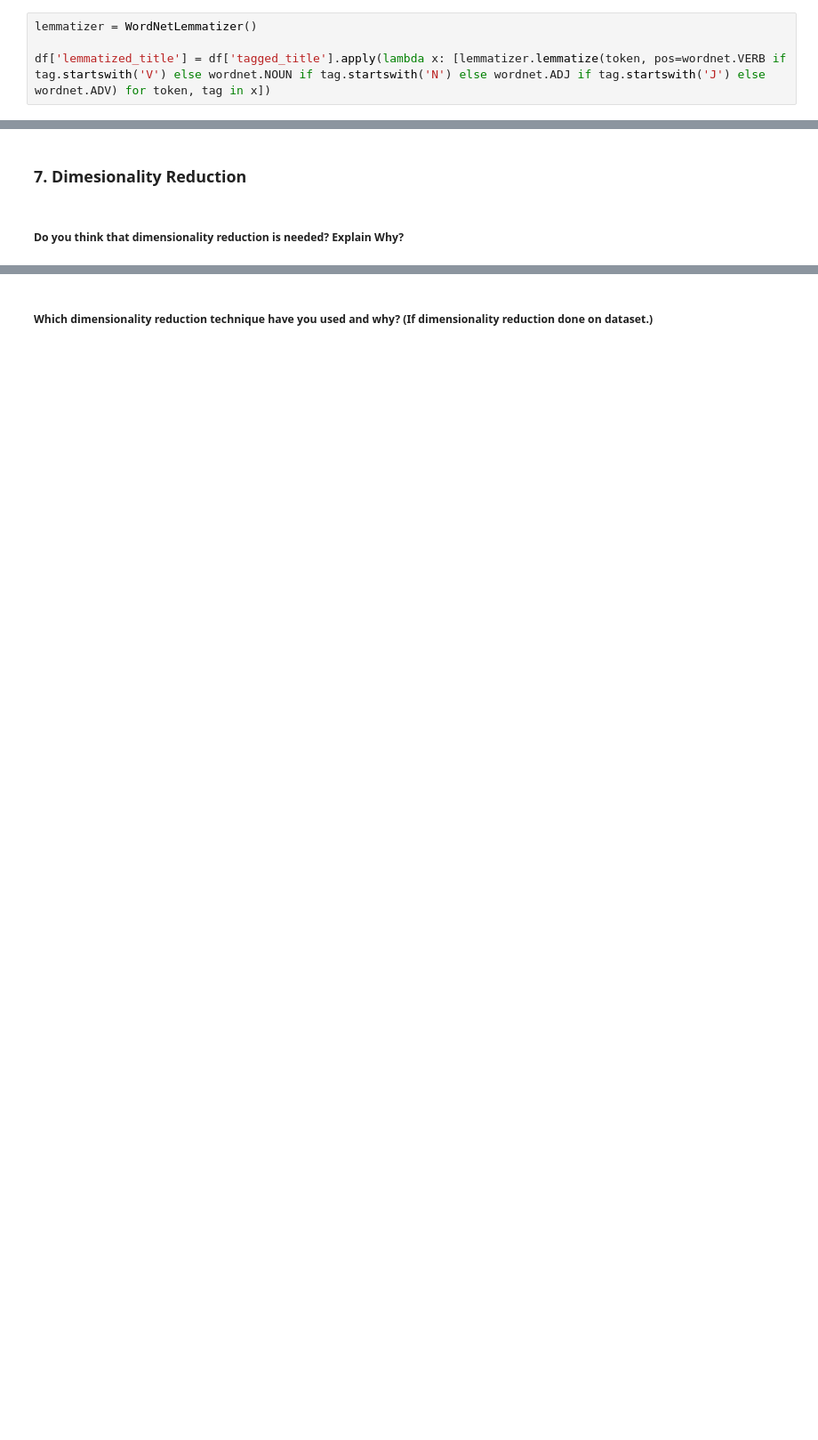
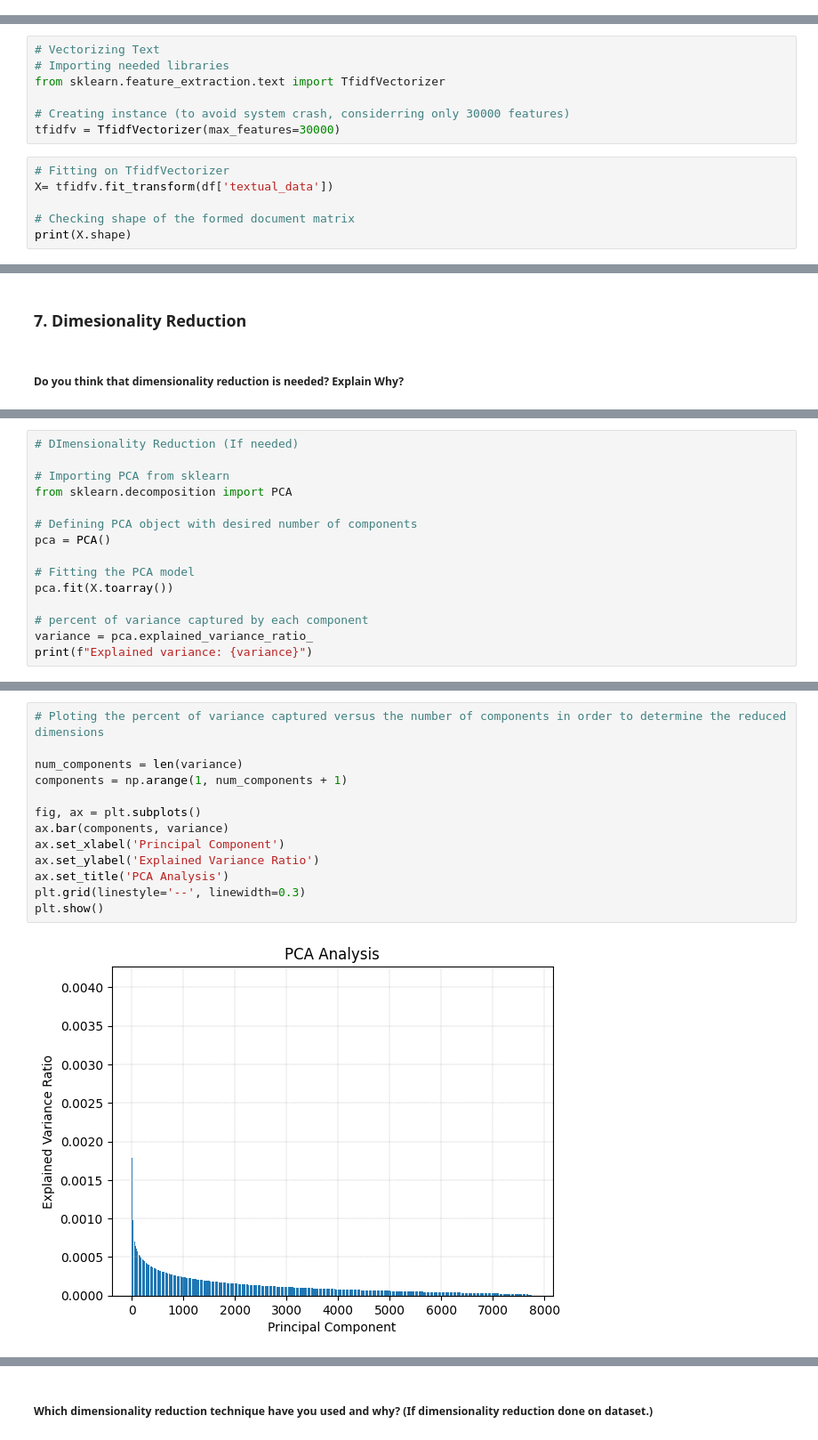
Before and after one commit to dhar9571/Capstone-Project-Unsupervised-ML---Netflix-Dataset, a Jupyter notebook: Capstone_Project_Unsupervised_ML_Netflix_Dataset.ipynb, the cells around one changed output, grey strips where cells are left out. Shown at 89% size. Saved outputs shown, nothing was run; the diff lists cells and outputs as text; blank space fills up the shorter version.

```diff
--- a/Capstone_Project_Unsupervised_ML_Netflix_Dataset.ipynb
+++ b/Capstone_Project_Unsupervised_ML_Netflix_Dataset.ipynb
@@ -1176,4 +1046,0 @@ df['tagged_title'] = df['stemmed_text'].apply(lambda x: pos_tag(x))
-# %%
-lemmatizer = WordNetLemmatizer()
-
-df['lemmatized_title'] = df['tagged_title'].apply(lambda x: [lemmatizer.lemmatize(token, pos=wordnet.VERB if tag.startswith('V') else wordnet.NOUN if tag.startswith('N') else wordnet.ADJ if tag.startswith('J') else wordnet.ADV) for token, tag in x])
@@ -1252,0 +1244,13 @@ Answer Here.
+# %%
+# Vectorizing Text
+# Importing needed libraries
+from sklearn.feature_extraction.text import TfidfVectorizer
+
+# Creating instance (to avoid system crash, considerring only 30000 features)
+tfidfv = TfidfVectorizer(max_features=30000)
+# %%
+# Fitting on TfidfVectorizer
+X= tfidfv.fit_transform(df['textual_data'])
+
+# Checking shape of the formed document matrix
+print(X.shape)
@@ -1260,0 +1265,15 @@ Answer Here.
+# %%
+# DImensionality Reduction (If needed)
+
+# Importing PCA from sklearn
+from sklearn.decomposition import PCA
+
+# Defining PCA object with desired number of components
+pca = PCA()
+
+# Fitting the PCA model
+pca.fit(X.toarray())
+
+# percent of variance captured by each component
+variance = pca.explained_variance_ratio_
+print(f"Explained variance: {variance}")
@@ -1260,0 +1283,15 @@ Answer Here.
+# %%
+# Ploting the percent of variance captured versus the number of components in order to determine the reduced dimensions
+
+num_components = len(variance)
+components = np.arange(1, num_components + 1)
+
+fig, ax = plt.subplots()
+ax.bar(components, variance)
+ax.set_xlabel('Principal Component')
+ax.set_ylabel('Explained Variance Ratio')
+ax.set_title('PCA Analysis')
+plt.grid(linestyle='--', linewidth=0.3)
+plt.show()
+# %% [output]
+[figure, added]
```
Also changed, not shown: parts of 92 cells of this notebook.
